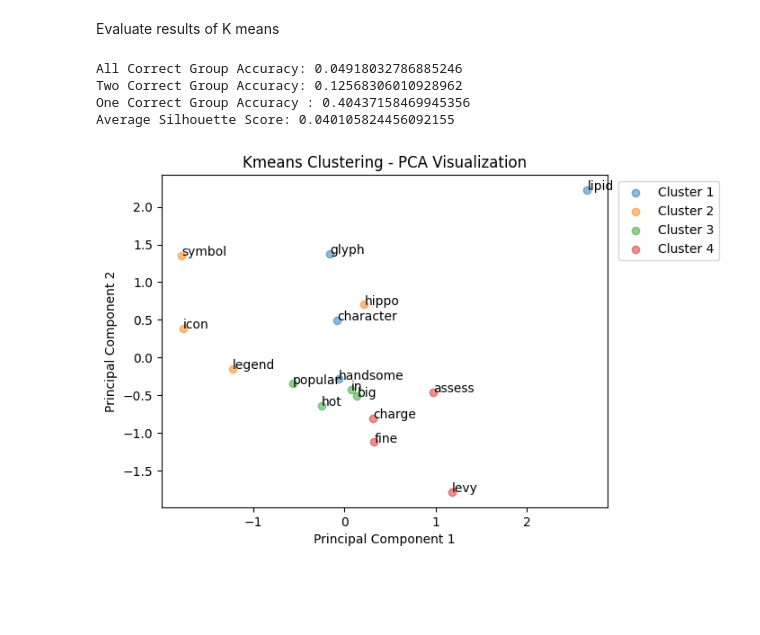
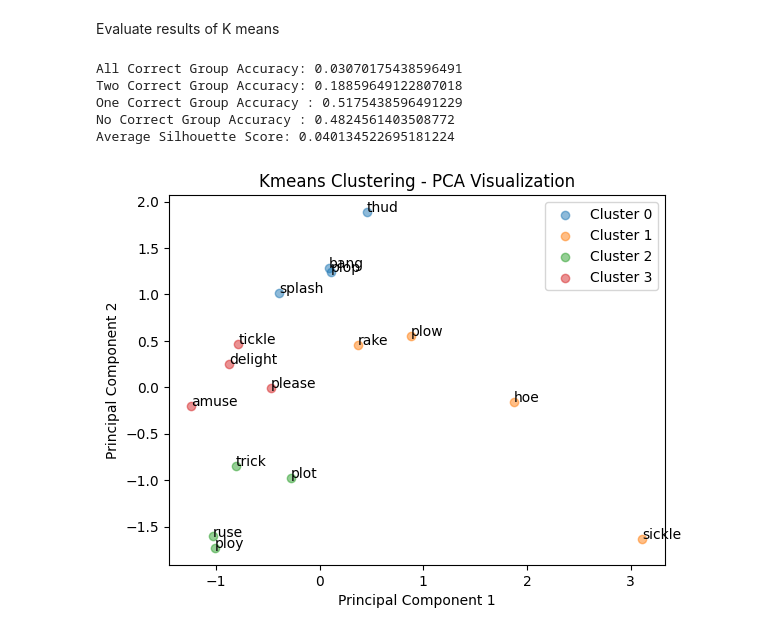
Before and after one commit to BenjaminHinchliff/CSC480-nyt-connections, a Jupyter notebook: word2vec.ipynb, the cells around one changed output. Cells and saved outputs as stored; diff of their text form; code cells hidden in the pictures; blank space fills up the shorter version.

Commit message:
Created connections agent

```diff
--- a/word2vec.ipynb
+++ b/word2vec.ipynb
@@ -17,7 +19,7 @@ def create_word2vec_model():
 Create a list of connections games from the connections.csv
 # %%
 def create_connections_games():
-    df = pd.read_csv('connections.csv', names=['word0', 'word1', 'word2', 'word3', 'clue']).iloc[1:]
+    df = pd.read_csv('connections.csv', names=['word0', 'word1', 'word2', 'word3', 'clue'], keep_default_na=False).iloc[1:]
     df = df[['word0', 'word1', 'word2', 'word3']]
     words_list = df.stack().tolist()
     words_list = [s.lower() for s in words_list]
@@ -28,27 +30,27 @@ Create word embeddings
 # %%
 def create_w2v_embeddings(w2v_model, games):
     embeddings = []
-    not_modeled = set()
     for i, word_set in enumerate(games):
         embeddings.append([])
         for word in word_set:
             if word in w2v_model:
                 embeddings[i].append(w2v_model[word])
-        if len(embeddings[i]) != len(word_set):
-            not_modeled.add(i)
+            else:
+                embeddings[i].append([0 for _ in range(300)])
 
     np_embeddings = []
     for word_set in embeddings:
         np_embeddings.append(np.array(word_set))
 
-    return np_embeddings, not_modeled
+    return np_embeddings
 # %% [markdown]
 Performs K means clustering for one game
 # %%
-def kmeans_clustering(X, game, visualize=False):
+def kmeans_clustering(X, game, visualize=False, reduction='pca'):
     kmeans_cluster = KMeansConstrained(n_clusters=4, size_min=4, size_max=4)
     cluster_labels = kmeans_cluster.fit_predict(X)
     sil_score = silhouette_score(X, cluster_labels)
+
     clusters = {}
     for i, word in enumerate(game):
         cluster_label = cluster_labels[i]
@@ -58,7 +60,7 @@ def kmeans_clustering(X, game, visualize=False):
     clusters = dict(sorted(clusters.items()))
 
     if visualize:
-        visualize_kmeans(X, game, cluster_labels)
+        visualize_kmeans(X, game, cluster_labels, reduction)
 
     return clusters, sil_score
 # %%
@@ -139,5 +141,5 @@ w2v_model = create_word2vec_model()
 # %%
 connections_games = create_connections_games()
 # %%
-word_embeddings, not_modeled = create_w2v_embeddings(w2v_model, connections_games)
+word_embeddings = create_w2v_embeddings(w2v_model, connections_games)
 # %%
@@ -145,12 +147,13 @@ results, avg_silhouette_score = play_connections(connections_games, word_embeddi
 # %%
-evaluate_connections(connections_games, results, not_modeled)
+evaluate_connections(connections_games, results)
 print(f"Average Silhouette Score: {avg_silhouette_score}")
 # %% [output]
-All Correct Group Accuracy: 0.04918032786885246
-Two Correct Group Accuracy: 0.12568306010928962
-One Correct Group Accuracy : 0.40437158469945356
-Average Silhouette Score: 0.040105824456092155
+All Correct Group Accuracy: 0.03070175438596491
+Two Correct Group Accuracy: 0.18859649122807018
+One Correct Group Accuracy : 0.5175438596491229
+No Correct Group Accuracy : 0.4824561403508772
+Average Silhouette Score: 0.040134522695181224
 # %%
-clusters, sil_score = kmeans_clustering(word_embeddings[0], connections_games[0], visualize=True)
+clusters, sil_score = kmeans_clustering(word_embeddings[0], connections_games[0], visualize=True, reduction='pca')
 # %% [output]
-[figure, old version]
+[figure, new version]
```
Also changed, not shown: parts of 5 cells of this notebook, 3 other files.
